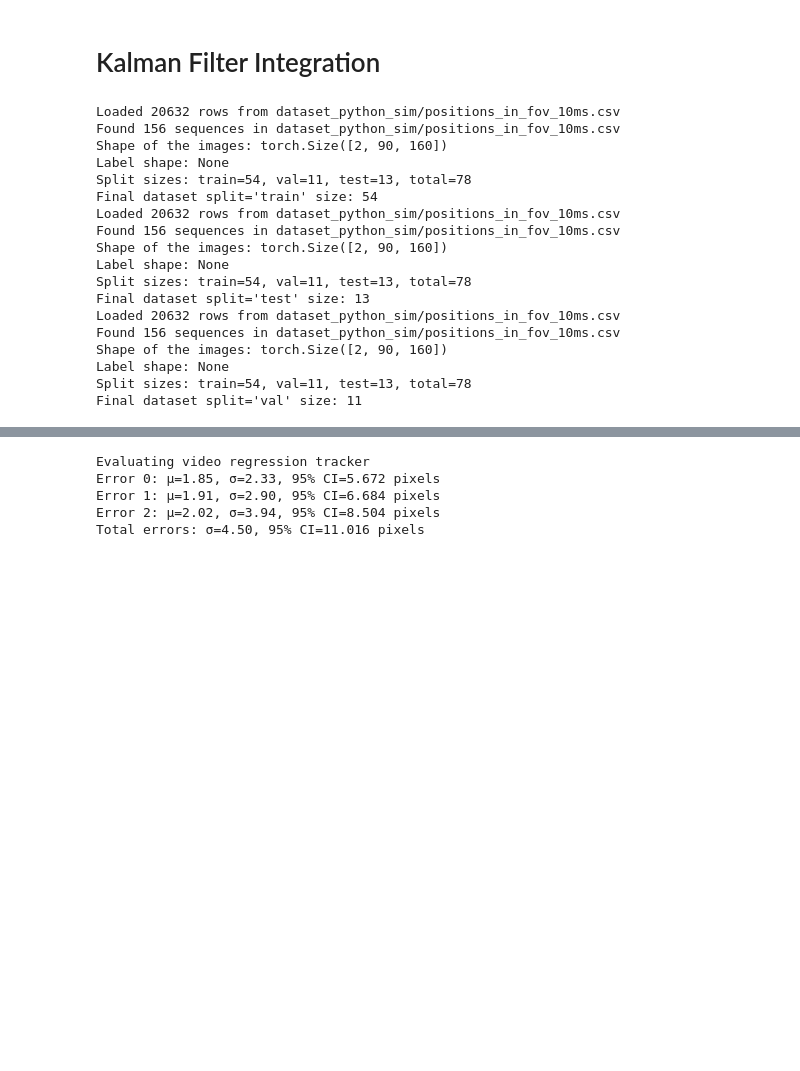
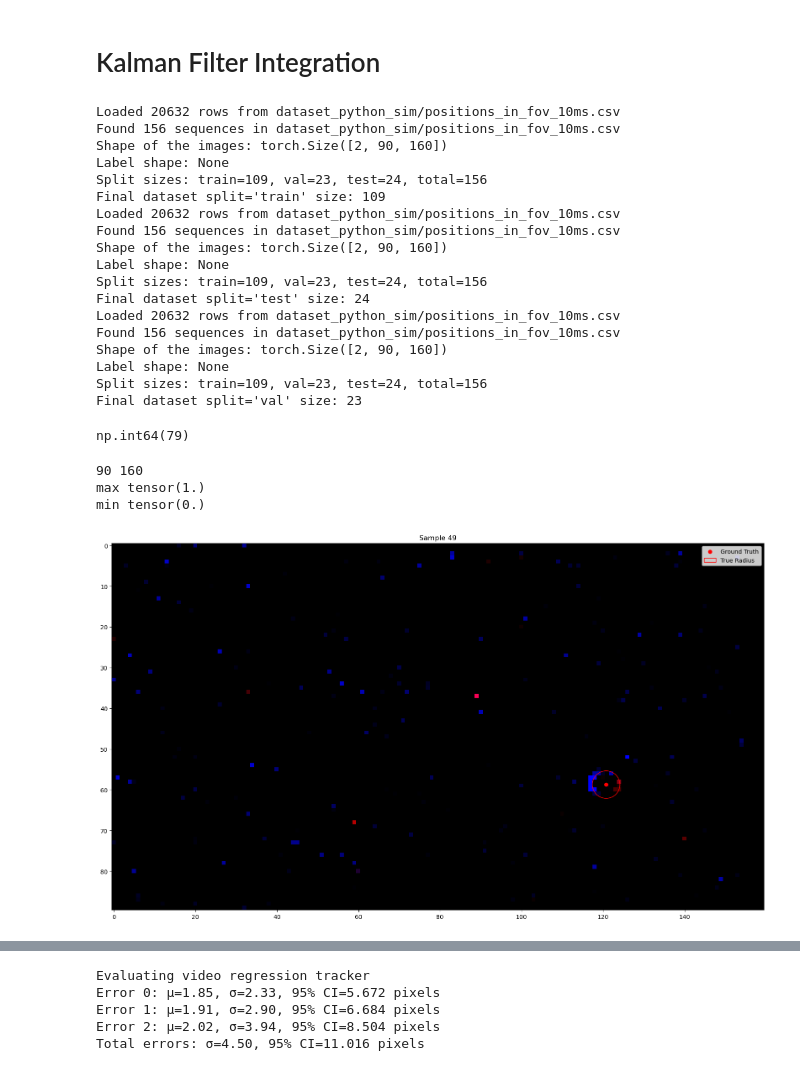
Before and after one commit to MarioRealEn/GoalieSNN, a Jupyter notebook: 3DTracker.ipynb, the cells around one changed output, grey strips where cells are left out. Saved outputs shown, nothing was run; the diff lists cells and outputs as text; code cells hidden in the pictures; blank space fills up the shorter version.

```diff
--- a/3DTracker.ipynb
+++ b/3DTracker.ipynb
@@ -1087,7 +1080,7 @@ dataset_path = 'dataset_python_sim'
 accumulation_time = 10 # ms
 quantization = 8
 batch_size = 4
-dataset_type = 'throws'
+dataset_type = 'all'
 new_positions_csv = f'dataset_python_sim/positions_in_fov_{accumulation_time}ms.csv'
 trainset_in = dt.Tracking3DVideoDataset(dataset_path, accumulation_time, positions_csv=new_positions_csv, quantization = quantization, split='train', dataset_type=dataset_type)
 testset_in = dt.Tracking3DVideoDataset(dataset_path, accumulation_time, positions_csv=new_positions_csv, quantization = quantization, split='test', dataset_type=dataset_type)
@@ -1100,17 +1093,31 @@ Loaded 20632 rows from dataset_python_sim/positions_in_fov_10ms.csv
 Found 156 sequences in dataset_python_sim/positions_in_fov_10ms.csv
 Shape of the images: torch.Size([2, 90, 160])
 Label shape: None
-Split sizes: train=54, val=11, test=13, total=78
-Final dataset split='train' size: 54
+Split sizes: train=109, val=23, test=24, total=156
+Final dataset split='train' size: 109
 Loaded 20632 rows from dataset_python_sim/positions_in_fov_10ms.csv
 Found 156 sequences in dataset_python_sim/positions_in_fov_10ms.csv
 Shape of the images: torch.Size([2, 90, 160])
 Label shape: None
-Split sizes: train=54, val=11, test=13, total=78
-Final dataset split='test' size: 13
+Split sizes: train=109, val=23, test=24, total=156
+Final dataset split='test' size: 24
 Loaded 20632 rows from dataset_python_sim/positions_in_fov_10ms.csv
 Found 156 sequences in dataset_python_sim/positions_in_fov_10ms.csv
 Shape of the images: torch.Size([2, 90, 160])
 Label shape: None
-Split sizes: train=54, val=11, test=13, total=78
-Final dataset split='val' size: 11
+Split sizes: train=109, val=23, test=24, total=156
+Final dataset split='val' size: 23
+# %%
+video, label, length = trainset_in.__getitem__(4)
+gen = dt.image_gen_for_video(video, label)
+# %%
+trainset_in.__gettr__(4)
+# %% [output]
+np.int64(79)
+# %%
+dt.show_next_img(gen)
+# %% [output]
+90 160
+max tensor(1.)
+min tensor(0.)
+[figure, added]
```
Also changed, not shown: parts of 24 cells of this notebook, 4 other files.
